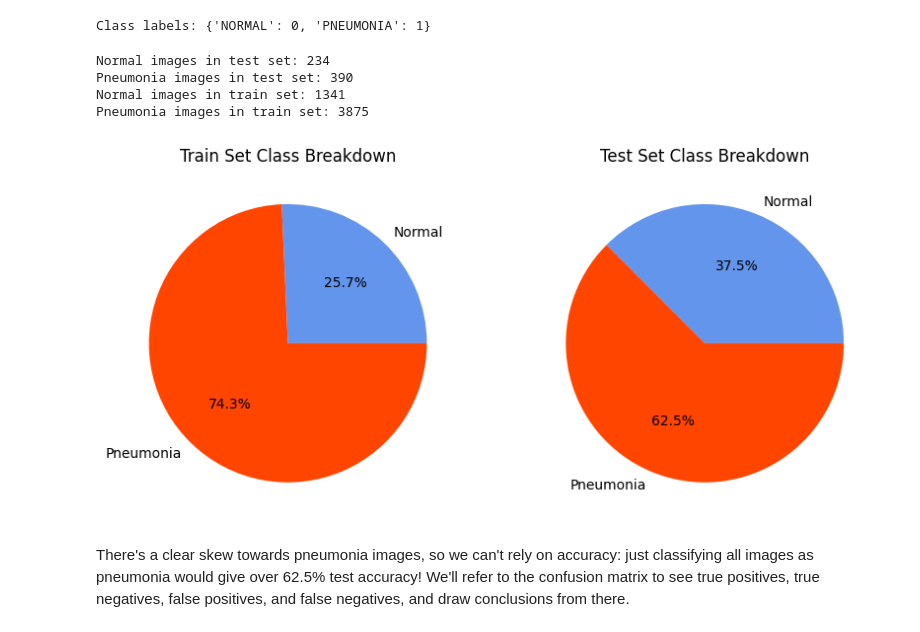
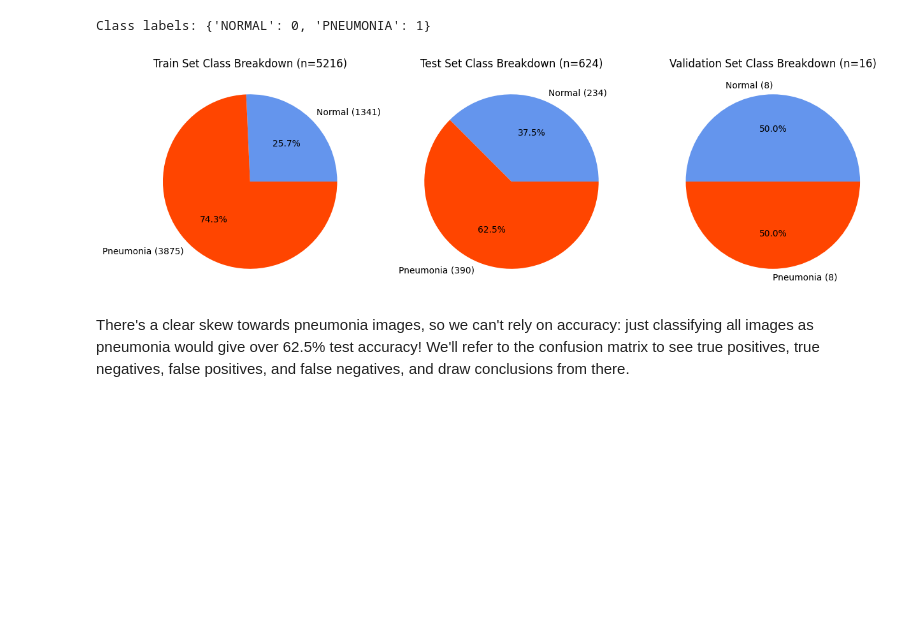
Before and after one commit to samlowe106/ConvolutedPneumoniaDetection, a Jupyter notebook: ConvolutedPneumoniaDetection.ipynb, the cells around one changed output. Drawn from its saved outputs; the diff is of its cells as text; code cells hidden in the pictures; blank space fills up the shorter version.

```diff
--- a/ConvolutedPneumoniaDetection.ipynb
+++ b/ConvolutedPneumoniaDetection.ipynb
@@ -33,11 +30,12 @@ train_datagen = tf.keras.preprocessing.image.ImageDataGenerator(rescale=1./255)
 validation_datagen = tf.keras.preprocessing.image.ImageDataGenerator(rescale=1./255)
 
 height, width, channels = 150, 150, 3
+batch_size = 32
 
 train_generator = train_datagen.flow_from_directory(
     train_dir,
     target_size=(height, width),
-    batch_size=20,
+    batch_size=batch_size,
     class_mode='binary',
     color_mode='rgb',
 )
@@ -45,7 +43,7 @@ train_generator = train_datagen.flow_from_directory(
 validation_generator = validation_datagen.flow_from_directory(
     validation_dir,
     target_size=(height, width),
-    batch_size=20,
+    batch_size=batch_size,
     class_mode='binary',
     color_mode='rgb',
 )
@@ -53,7 +51,7 @@ validation_generator = validation_datagen.flow_from_directory(
 test_generator = test_datagen.flow_from_directory(
     test_dir,
     target_size=(height, width),
-    batch_size=20,
+    batch_size=batch_size,
     class_mode='binary',
     color_mode='rgb',
 )
@@ -71,38 +69,37 @@ Class labels: {'NORMAL': 0, 'PNEUMONIA': 1}
 # %%
 # compare number of images in each category
 test_normal_images_count = len(test_generator.classes[test_generator.classes == 0])
 test_pneumonia_images_count = len(test_generator.classes[test_generator.classes == 1])
 
-print(f"Normal images in test set: {test_normal_images_count}")
-print(f"Pneumonia images in test set: {test_pneumonia_images_count}")
-
 train_normal_images_count = len(train_generator.classes[train_generator.classes == 0])
 train_pneumonia_images_count = len(train_generator.classes[train_generator.classes == 1])
 
-print(f"Normal images in train set: {train_normal_images_count}")
-print(f"Pneumonia images in train set: {train_pneumonia_images_count}")
+validation_normal_images_count = len(validation_generator.classes[validation_generator.classes == 0])
+validation_pneumonia_images_count = len(validation_generator.classes[validation_generator.classes == 1])
 
-fig, ax = plt.subplots(1, 2)
-fig.set_size_inches(10, 5)
+fig, ax = plt.subplots(1, 3)
+fig.set_size_inches(15, 5)
 ax.flatten()
 
 ax[0].pie([train_normal_images_count, train_pneumonia_images_count],
-       labels=[f'Normal', f'Pneumonia'],
+       labels=[f'Normal ({train_normal_images_count})', f'Pneumonia ({train_pneumonia_images_count})'],
        colors=['cornflowerblue', 'orangered'],
        autopct='%1.1f%%')
-ax[0].set_title('Train Set Class Breakdown')
+ax[0].set_title(f'Train Set Class Breakdown (n={train_normal_images_count + train_pneumonia_images_count})')
 ax[1].pie([test_normal_images_count, test_pneumonia_images_count],
-       labels=[f'Normal', f'Pneumonia'],
+       labels=[f'Normal ({test_normal_images_count})', f'Pneumonia ({test_pneumonia_images_count})'],
        colors=['cornflowerblue', 'orangered'],
        autopct='%1.1f%%')
-ax[1].set_title('Test Set Class Breakdown')
+ax[1].set_title(f'Test Set Class Breakdown (n={test_normal_images_count + test_pneumonia_images_count})')
+ax[2].pie([validation_normal_images_count, validation_pneumonia_images_count],
+       labels=[f'Normal ({validation_normal_images_count})', f'Pneumonia ({validation_pneumonia_images_count})'],
+       colors=['cornflowerblue', 'orangered'],
+       autopct='%1.1f%%')
+ax[2].set_title(f'Validation Set Class Breakdown (n={validation_normal_images_count + validation_pneumonia_images_count})')
+
 plt.show()
 # %% [output]
-Normal images in test set: 234
-Pneumonia images in test set: 390
-Normal images in train set: 1341
-Pneumonia images in train set: 3875
-[figure, old version]
+[figure, new version]
 # %% [markdown]
 There's a clear skew towards pneumonia images, so we can't rely on accuracy: just classifying all images as pneumonia would give over 62.5% test accuracy! We'll refer to the confusion matrix to see true positives, true negatives, false positives, and false negatives, and draw conclusions from there.
 # %%
```
Also changed, not shown: parts of 24 cells of this notebook.
